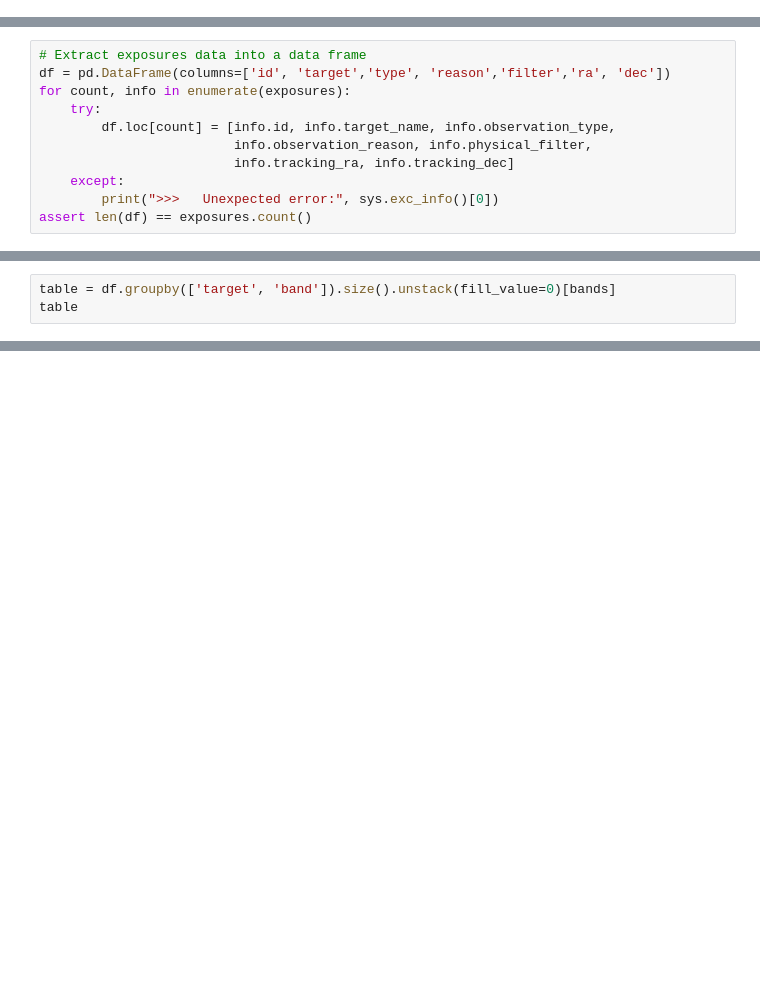
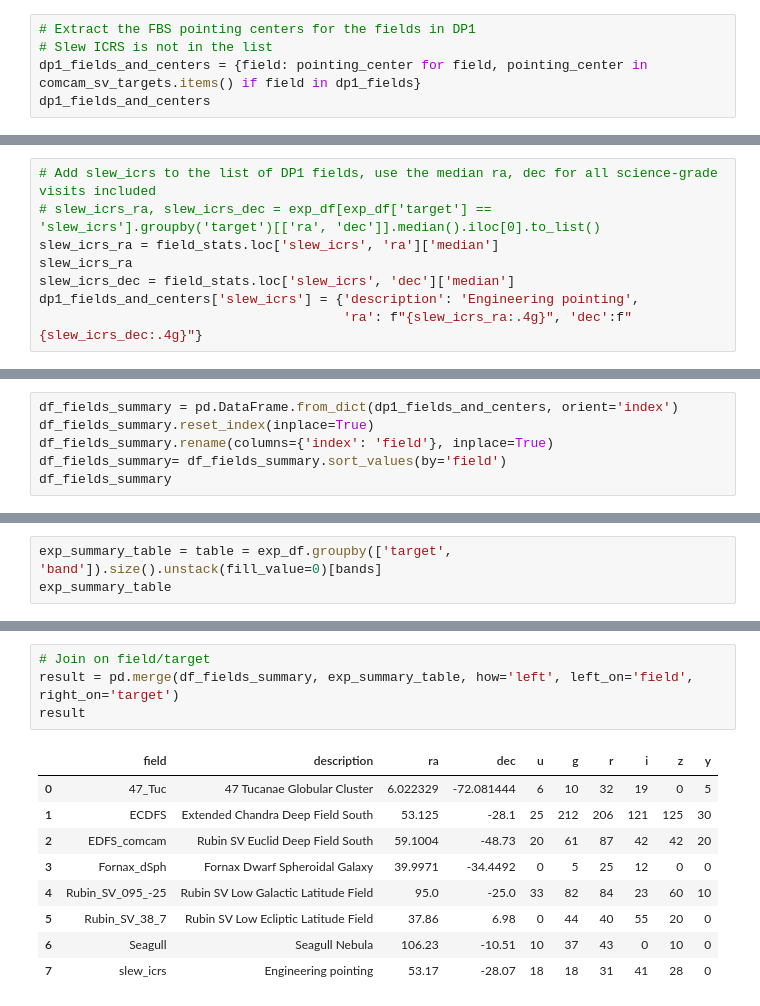
Before and after one commit to lsst/rtn-095, a Jupyter notebook: notebooks/dp1_fields_summary.ipynb, the cells around one changed output, grey strips where cells are left out. Cells and saved outputs as stored; diff of their text form; blank space fills up the shorter version.

```diff
--- a/notebooks/dp1_fields_summary.ipynb
+++ b/notebooks/dp1_fields_summary.ipynb
@@ -49,0 +85,5 @@ exposures.count()
+# %%
+# Extract the FBS pointing centers for the fields in DP1
+# Slew ICRS is not in the list
+dp1_fields_and_centers = {field: pointing_center for field, pointing_center in comcam_sv_targets.items() if field in dp1_fields}
+dp1_fields_and_centers
@@ -50,11 +133,8 @@ exposures.count()
 # %%
-# Extract exposures data into a data frame
-df = pd.DataFrame(columns=['id', 'target','type', 'reason','filter','ra', 'dec'])
-for count, info in enumerate(exposures):
-    try:
-        df.loc[count] = [info.id, info.target_name, info.observation_type,
-                         info.observation_reason, info.physical_filter,
-                         info.tracking_ra, info.tracking_dec]
-    except:
-        print(">>>   Unexpected error:", sys.exc_info()[0])
-assert len(df) == exposures.count()
+# Add slew_icrs to the list of DP1 fields, use the median ra, dec for all science-grade visits included
+# slew_icrs_ra, slew_icrs_dec = exp_df[exp_df['target'] == 'slew_icrs'].groupby('target')[['ra', 'dec']].median().iloc[0].to_list()
+slew_icrs_ra = field_stats.loc['slew_icrs', 'ra']['median']
+slew_icrs_ra
+slew_icrs_dec = field_stats.loc['slew_icrs', 'dec']['median']
+dp1_fields_and_centers['slew_icrs'] = {'description': 'Engineering pointing',
+                                       'ra': f"{slew_icrs_ra:.4g}", 'dec':f"{slew_icrs_dec:.4g}"}
@@ -63,0 +162,6 @@ df['band'] = df['filter'].str.split('_').str[0]
+# %%
+df_fields_summary = pd.DataFrame.from_dict(dp1_fields_and_centers, orient='index')
+df_fields_summary.reset_index(inplace=True)
+df_fields_summary.rename(columns={'index': 'field'}, inplace=True)
+df_fields_summary= df_fields_summary.sort_values(by='field')
+df_fields_summary
@@ -64,3 +178,3 @@ df['band'] = df['filter'].str.split('_').str[0]
 # %%
-table = df.groupby(['target', 'band']).size().unstack(fill_value=0)[bands]
-table
+exp_summary_table = table = exp_df.groupby(['target', 'band']).size().unstack(fill_value=0)[bands]
+exp_summary_table
@@ -67 +192,15 @@ table
+# %%
+# Join on field/target
+result = pd.merge(df_fields_summary, exp_summary_table, how='left', left_on='field', right_on='target')
+result
+# %% [output]
+|  | field | description | ra | dec | u | g | r | i | z | y |
+| 0 | 47_Tuc | 47 Tucanae Globular Cluster | 6.022329 | -72.081444 | 6 | 10 | 32 | 19 | 0 | 5 |
+| 1 | ECDFS | Extended Chandra Deep Field South | 53.125 | -28.1 | 25 | 212 | 206 | 121 | 125 | 30 |
+| 2 | EDFS_comcam | Rubin SV Euclid Deep Field South | 59.1004 | -48.73 | 20 | 61 | 87 | 42 | 42 | 20 |
+| 3 | Fornax_dSph | Fornax Dwarf Spheroidal Galaxy | 39.9971 | -34.4492 | 0 | 5 | 25 | 12 | 0 | 0 |
+| 4 | Rubin_SV_095_-25 | Rubin SV Low Galactic Latitude Field | 95.0 | -25.0 | 33 | 82 | 84 | 23 | 60 | 10 |
+| 5 | Rubin_SV_38_7 | Rubin SV Low Ecliptic Latitude Field | 37.86 | 6.98 | 0 | 44 | 40 | 55 | 20 | 0 |
+| 6 | Seagull | Seagull Nebula | 106.23 | -10.51 | 10 | 37 | 43 | 0 | 10 | 0 |
+| 7 | slew_icrs | Engineering pointing | 53.17 | -28.07 | 18 | 18 | 31 | 41 | 28 | 0 |
 # %%
```
Also changed, not shown: parts of 20 cells of this notebook.
